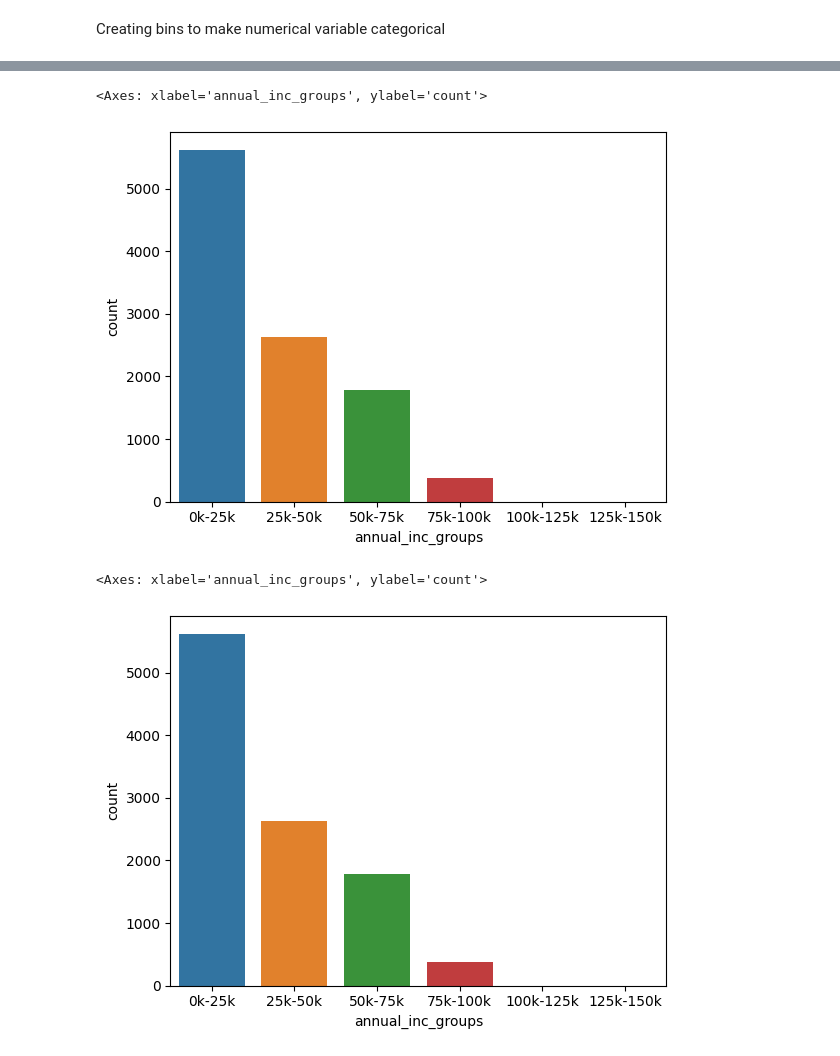
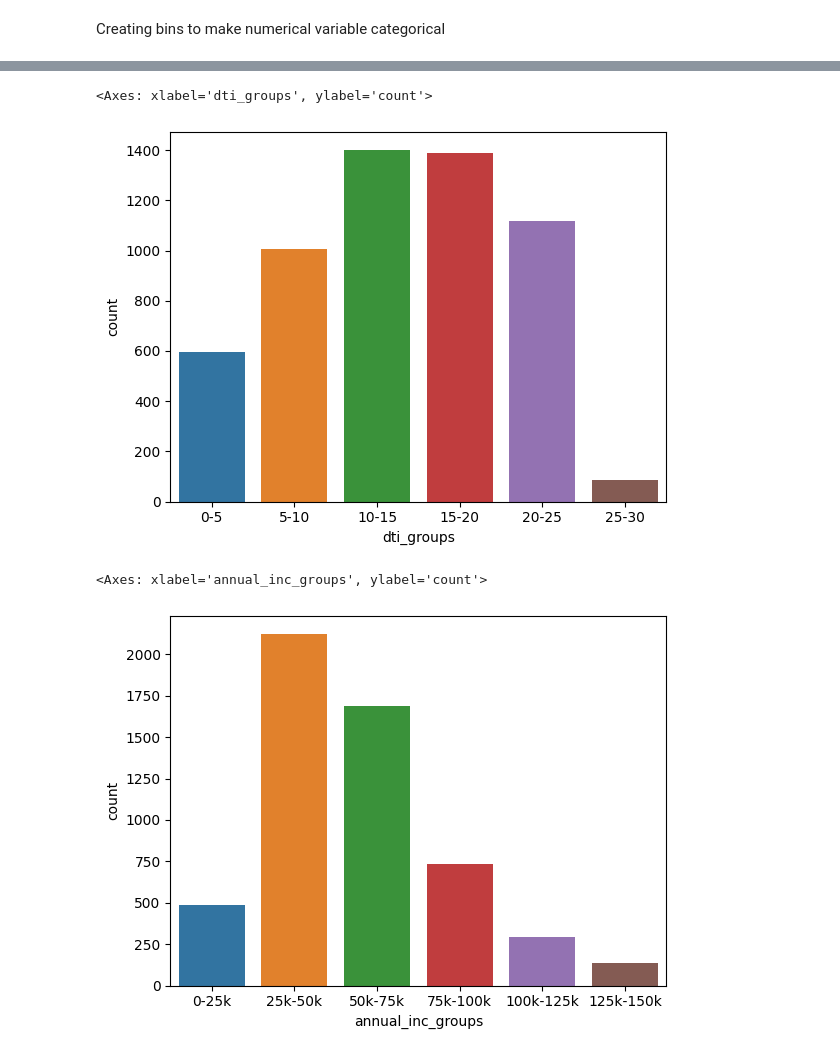
Before and after one commit to agnivachakraborty/LendingClubCaseStudy, a Jupyter notebook: LendingClubCaseStudy.ipynb, the cells around one changed output, grey strips where cells are left out. Drawn from its saved outputs; the diff is of its cells as text; code cells hidden in the pictures.

```diff
--- a/LendingClubCaseStudy.ipynb
+++ b/LendingClubCaseStudy.ipynb
@@ -66,8 +66,10 @@ todelcols
 # Keeping 'id' we will delete the other 2 columns
 df = df.drop(columns=['member_id','url'])
 
+##  Deleting the following five variables about the future of the loan, informing “out_prncp”, ”out_prncp_inv”, “total_pymnt”, “total_pymnt_inv” and “total_rec_prncp”
+df = df.drop(columns=['out_prncp','out_prncp_inv','total_pymnt','total_pymnt_inv','total_rec_prncp'])
 ## Deleting columns which are of simply attributes and do not help in analysis
-todellist = ['desc','grade','sub_grade','issue_d','installment','earliest_cr_line','emp_title','open_acc','pub_rec','purpose','title','zip_code','addr_state','collection_recovery_fee','total_rec_late_fee','recoveries','collection_recovery_fee','last_pymnt_d','last_pymnt_amnt','last_credit_pull_d','pub_rec_bankruptcies','total_rec_prncp','total_rec_int','mths_since_last_record']
+todellist = ['desc','grade','sub_grade','issue_d','installment','earliest_cr_line','revol_bal','total_acc','revol_util','emp_title','open_acc','pub_rec','title','zip_code','collection_recovery_fee','total_rec_late_fee','recoveries','collection_recovery_fee','last_pymnt_d','last_pymnt_amnt','last_credit_pull_d','pub_rec_bankruptcies','total_rec_int','mths_since_last_record']
 df = df.drop(columns=todellist)
 df.columns
 # %% [output]
@@ -142,7 +193,8 @@ Name: verification_status, dtype: int64
 Creating bins to make numerical variable categorical
 # %%
 df['int_rate_groups'] = pd.cut(df['int_rate'], bins=4,precision =0,labels=['5%-10%','10%-15%','15%-20%','20%-25%'])
-df['annual_inc_groups'] = pd.cut(df['annual_inc'], bins=6,precision =0.0,labels =['0k-25k','25k-50k','50k-75k','75k-100k','100k-125k','125k-150k'])
+df['dti_groups'] = pd.cut(df['dti'], [0, 5, 10, 15, 20, 25,30],labels=['0-5','5-10','10-15','15-20','20-25','25-30'])
+df['annual_inc_groups'] = pd.cut(df['annual_inc'], [0, 25000, 50000, 75000, 100000, 125000,150000],labels =['0-25k','25k-50k','50k-75k','75k-100k','100k-125k','125k-150k'])
 df.head()
 # %% [output]
 |  | id | loan_amnt | funded_amnt | funded_amnt_inv | int_rate | emp_length | home_ownership | annual_inc | ... |
@@ -162,14 +212,15 @@ df.head()
+# %%
+## Analyzing dti
+sns.countplot(x="dti_groups",data=df[df['loan_status']=='Charged Off'])
+# %% [output]
+<Axes: xlabel='dti_groups', ylabel='count'>
+[figure, added]
 # %%
-## Analyzing int_rate_groups
-df['int_rate_groups'].value_counts()
-sns.countplot(x="int_rate_groups",data=df[df['loan_status']=='Charged Off'])
 ## Analyzing Annual Income
 sns.countplot(x="annual_inc_groups",data=df[df['loan_status']=='Charged Off'])
 # %% [output]
 <Axes: xlabel='annual_inc_groups', ylabel='count'>
-[figure, old version]
+[figure, new version]
-<Axes: xlabel='annual_inc_groups', ylabel='count'>
-[figure, removed]
 # %% [markdown]
 
 ## OBSERVATIONS:
```
Also changed, not shown: parts of 28 cells of this notebook.
